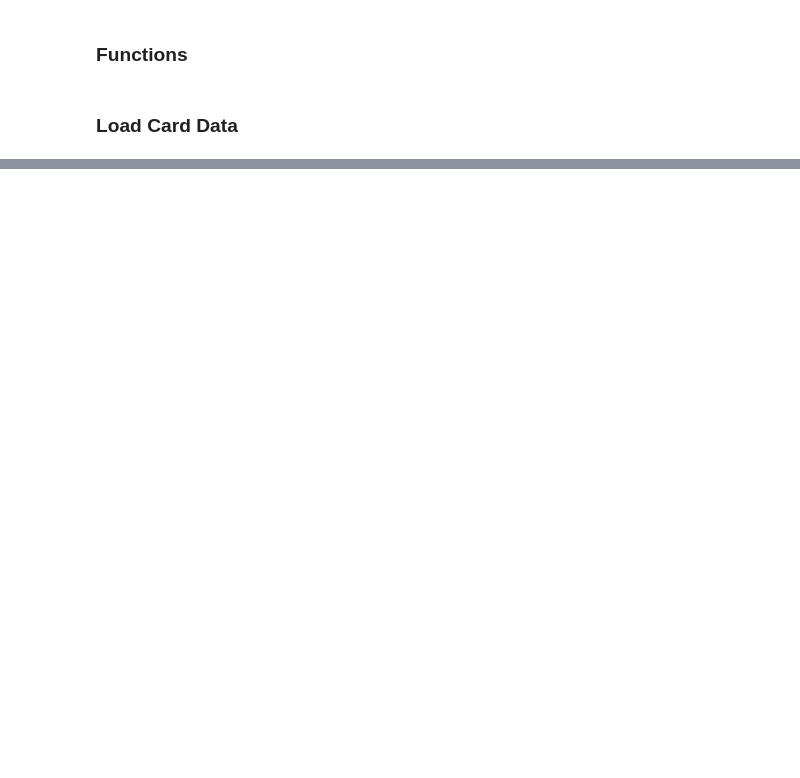
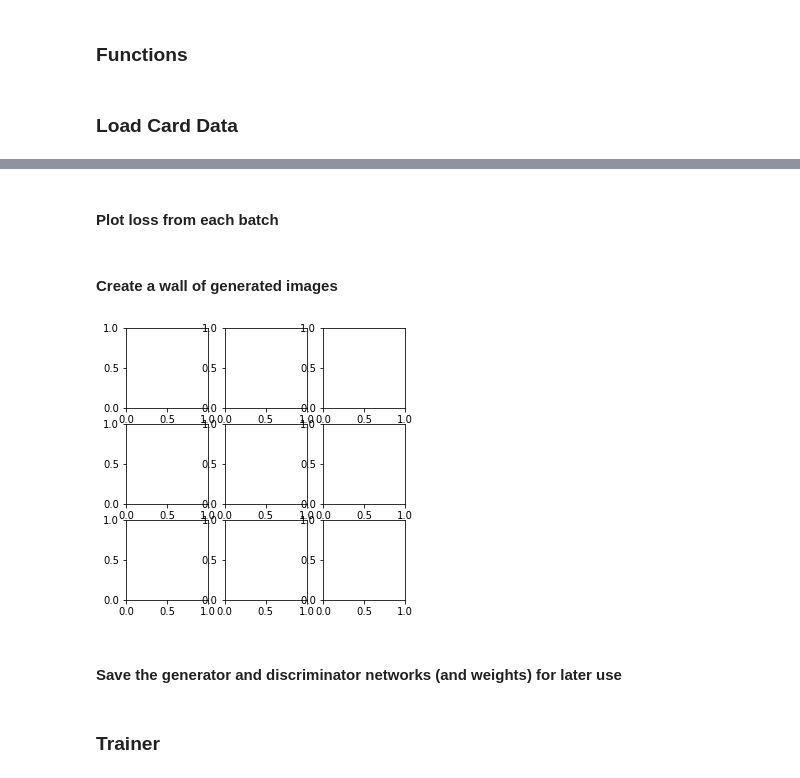
Before and after one commit to HJCarey/mtg_gan, a Jupyter notebook: src/gan_v1.ipynb, the cells around one changed output, grey strips where cells are left out. Drawn from its saved outputs; the diff is of its cells as text; code cells hidden in the pictures; blank space fills up the shorter version.

```diff
--- a/src/gan_v1.ipynb
+++ b/src/gan_v1.ipynb
@@ -79,0 +294,2 @@ plt.imshow(pic_mat)
+# %% [markdown]
+#### Plot loss from each batch
@@ -79,0 +308,2 @@ plt.imshow(pic_mat)
+# %% [markdown]
+#### Create a wall of generated images
@@ -79,0 +324,9 @@ plt.imshow(pic_mat)
+# %%
+dim=(3,3)
+plt.figure(figsize=(5,5))
+for i in range(dim[0]*dim[1]):
+    plt.subplot(dim[0], dim[1], i+1)
+# %% [output]
+[figure, added]
+# %% [markdown]
+#### Save the generator and discriminator networks (and weights) for later use
@@ -79,0 +337,2 @@ plt.imshow(pic_mat)
+# %% [markdown]
+### Trainer
```
Also changed, not shown: parts of 42 cells of this notebook, 1 other file.
